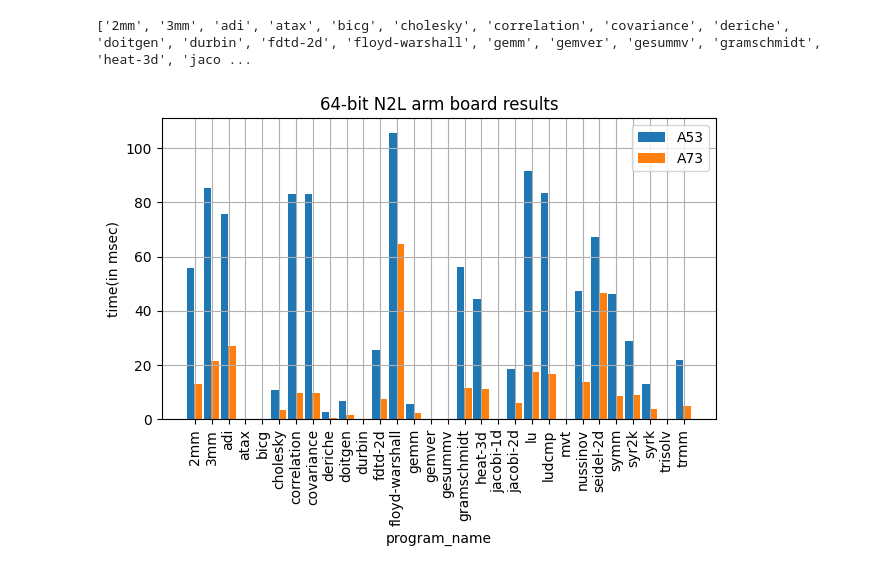
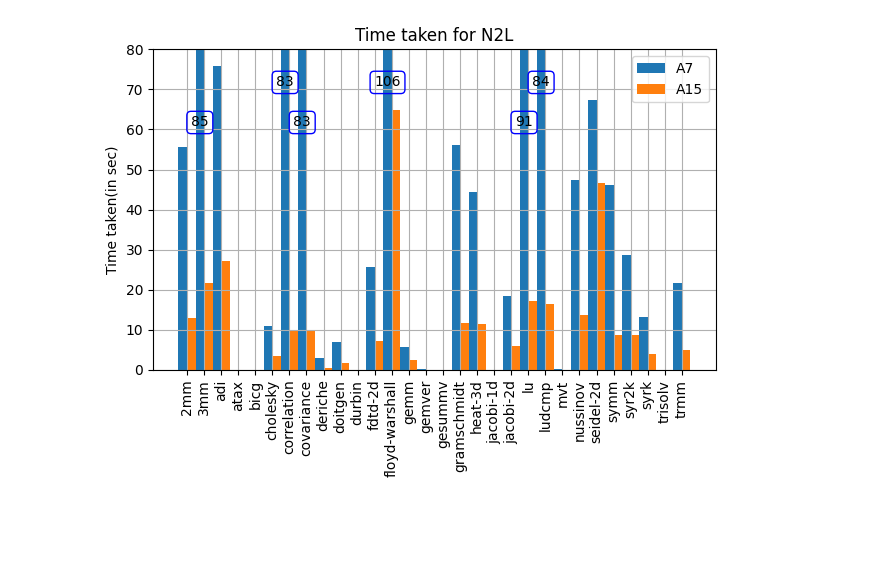
Before and after one commit to Hema-Sri-Ch/mini-project, a Jupyter notebook: Polybench/Times/Data-plots/Visualise.ipynb, the cells around one changed output. Cells and saved outputs as stored; diff of their text form; code cells hidden in the pictures; blank space fills up the shorter version.

Commit message:
updated time plots of polybench

```diff
--- a/Polybench/Times/Data-plots/Visualise.ipynb
+++ b/Polybench/Times/Data-plots/Visualise.ipynb
@@ -42,31 +119,69 @@ df = pd.read_csv('data2.csv', header=None)
 # %%
 Y1 = []
 Y2 = []
 
 for i in range(30):
     num1 = np.array(df.iloc[i, 1:3])
     num2 = np.array(df.iloc[i, 3:])
     Y1.append(num1.mean())
     Y2.append(num2.mean())
 
 X_ = np.array(df.iloc[:, 0])
 X=[]
 for x in X_:
     X.append(x[:-5])
-print(X)
+# print(X)
+# barWidth = 0.5
+# x = np.arange(len(X))
+# plt.bar(x, Y1, width=barWidth-0.05, label='A53')
+# plt.bar(x+barWidth-0.05, Y2, width=barWidth-0.05,label='A73')
+# plt.xticks(x+barWidth/2, X, rotation=90)
+# plt.xlabel('program_name')
+# plt.ylabel('time(in msec)')
+# plt.title('64-bit N2L arm board results')
+# plt.grid()
+# plt.legend()
+# plt.tight_layout()
+# plt.savefig('64-bit.png')
+# plt.show()
+
 barWidth = 0.5
 x = np.arange(len(X))
-plt.bar(x, Y1, width=barWidth-0.05, label='A53')
-plt.bar(x+barWidth-0.05, Y2, width=barWidth-0.05,label='A73')
-plt.xticks(x+barWidth/2, X, rotation=90)
-plt.xlabel('program_name')
-plt.ylabel('time(in msec)')
-plt.title('64-bit N2L arm board results')
+
+# Plotting the bar graph
+plt.bar(x, Y1, width=barWidth, label="A7")
+plt.bar(x + barWidth, Y2, width=barWidth, label="A15")
+
+# Set y-axis limit
+plt.ylim(0, 80)
+
+t2 = 70
+t1 = 70
+# Annotate bars that exceed the y-axis limit
+for i, (e3, e4) in enumerate(zip(Y1, Y2)):
+    if e3 > plt.ylim()[1]:
+        if(t1==70):
+            t1=60
+        else:
+            t1=70
+        plt.text(i, t1, f'{e3:.0f}', ha='center', va='bottom', color='black', fontsize=10,
+                 bbox=dict(boxstyle='round', edgecolor='blue', facecolor='none', linewidth=1))
+
+    if e4 > plt.ylim()[1]:
+        if(t2==70):
+            t2=60
+        else:
+            t2=70
+        plt.text(i + barWidth, t2, f'{e4:.0f}', ha='center', va='bottom', color='black', fontsize=10,
+                 bbox=dict(boxstyle='round', edgecolor='orange', facecolor='none', linewidth=1))
+
+plt.ylabel("Time taken(in sec)")
+plt.xticks(x + barWidth / 2, X, rotation=90)
 plt.grid()
 plt.legend()
+plt.title("Time taken for N2L")
 plt.tight_layout()
-plt.savefig('64-bit.png')
+plt.savefig("timesN2L.png")
 plt.show()
 # %% [output]
-['2mm', '3mm', 'adi', 'atax', 'bicg', 'cholesky', 'correlation', 'covariance', 'deriche', 'doitgen', 'durbin', 'fdtd-2d', 'floyd-warshall', 'gemm', 'gemver', 'gesummv', 'gramschmidt', 'heat-3d', 'jaco ...
-[figure, old version]
+[figure, new version]
```
Also changed, not shown: parts of 3 cells of this notebook, 8 other files.
